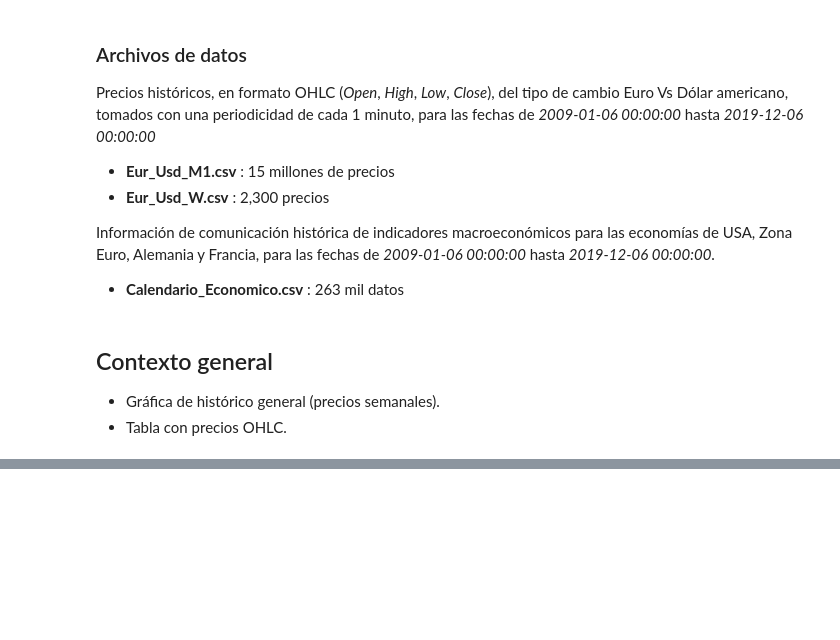
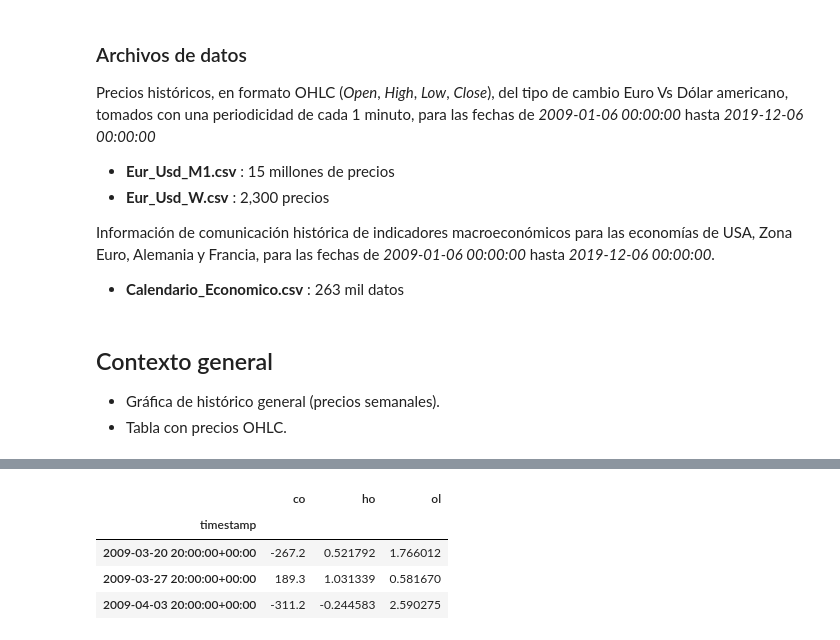
Before and after one commit to IFFranciscoME/aem_proyecto, a Jupyter notebook: aem_proyecto_slides.ipynb, the cells around one changed output, grey strips where cells are left out. Saved outputs shown, nothing was run; the diff lists cells and outputs as text; code cells hidden in the pictures; blank space fills up the shorter version.

```diff
--- a/aem_proyecto_slides.ipynb
+++ b/aem_proyecto_slides.ipynb
@@ -109,0 +142,8 @@ RLM con variables endógenas y reducción de dimensionalidad con PCA.
+# %%
+slides_df3
+# %% [output]
+|  | co | ho | ol |
+| timestamp |  |  |  |
+| 2009-03-20 20:00:00+00:00 | -267.2 | 0.521792 | 1.766012 |
+| 2009-03-27 20:00:00+00:00 | 189.3 | 1.031339 | 0.581670 |
+| 2009-04-03 20:00:00+00:00 | -311.2 | -0.244583 | 2.590275 |
```
Also changed, not shown: parts of 17 cells of this notebook, 4 other files.
